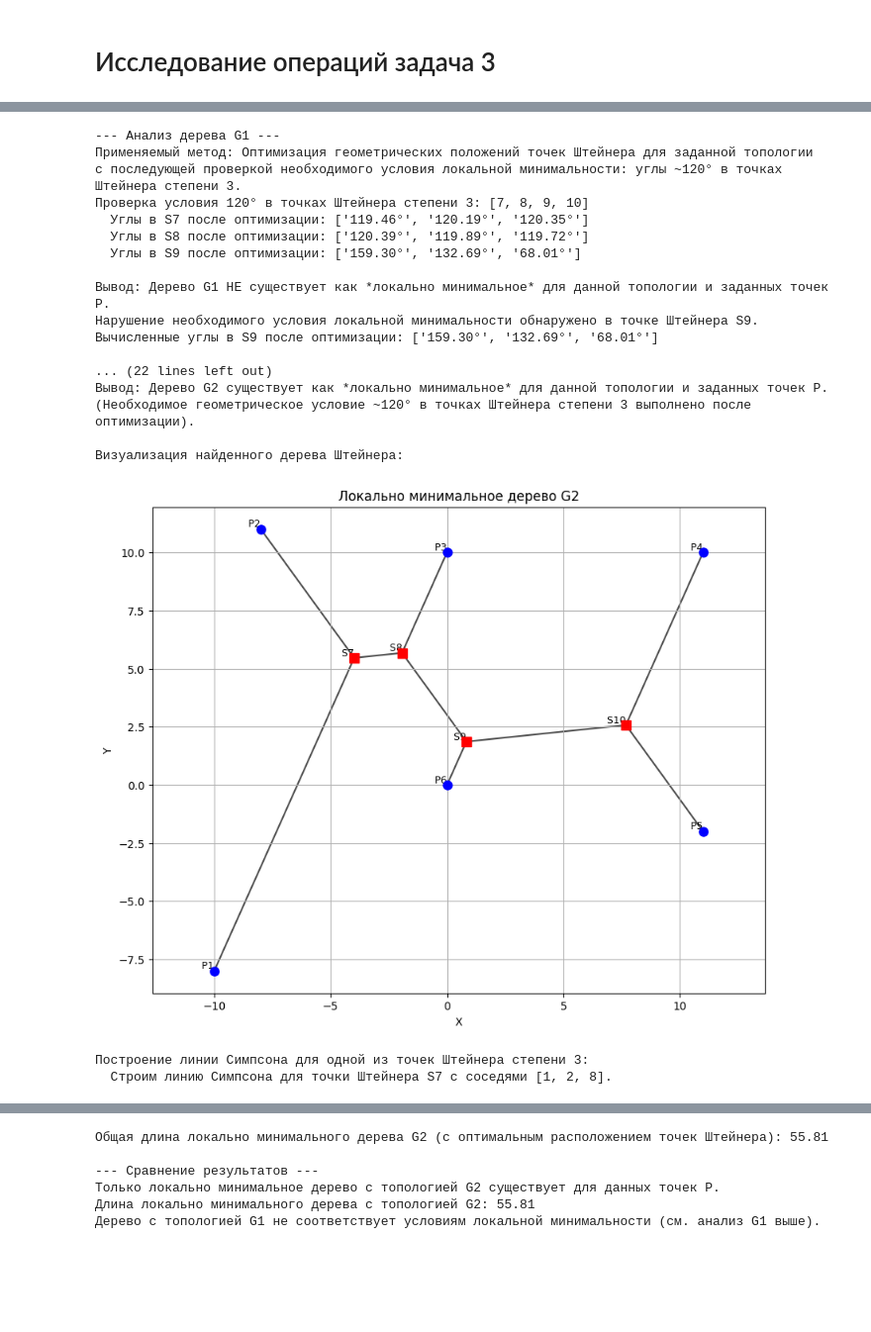
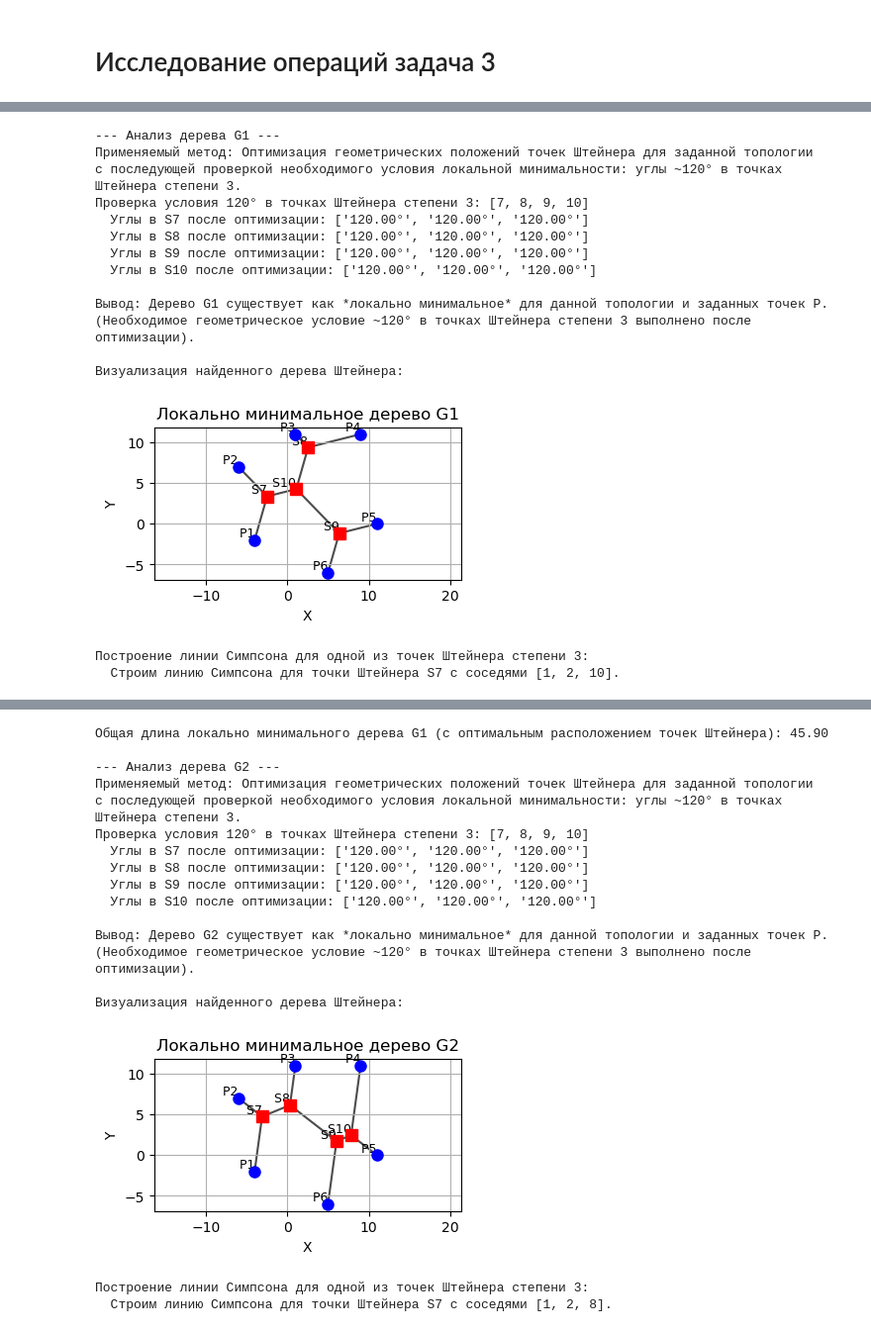
Before and after one commit to AhmedKashima/operations-research, a Jupyter notebook: ИО ДЗ-3 ИУ5-61Б Кашима.ipynb, the cells around one changed output, grey strips where cells are left out. Shown: that part at 99% size. Drawn from its saved outputs; the diff is of its cells as text; code cells hidden in the pictures; blank space fills up the shorter version.

```diff
--- a/ИО ДЗ-3 ИУ5-61Б Кашима.ipynb
+++ b/ИО ДЗ-3 ИУ5-61Б Кашима.ipynb
@@ -44,12 +44,12 @@ warnings.filterwarnings('ignore', category=RuntimeWarning)
 # Исходные данные (новые точки)
 # P1-P6 имеют фиксированные координаты.
 points = {
-    1: np.array([-10, -8], dtype=float),
-    2: np.array([-8, 11], dtype=float),
-    3: np.array([0, 10], dtype=float),
-    4: np.array([11, 10], dtype=float),
-    5: np.array([11, -2], dtype=float),
-    6: np.array([0, 0], dtype=float)
+    1: np.array([-4, -2], dtype=float),
+    2: np.array([-6, 7], dtype=float),
+    3: np.array([1, 11], dtype=float),
+    4: np.array([9, 11], dtype=float),
+    5: np.array([11, 0], dtype=float),
+    6: np.array([5, -6], dtype=float)
 }
 
 # Структуры деревьев (списки смежности)
@@ -61,7 +61,6 @@ points = {
 # S7 связана с {1, 2, 10}, S8 с {3, 4, 10}, S9 с {5, 6, 10}, S10 с {7, 8, 9}.
 # G2={{7}, {7}, {8}, {10}, {10}, {9}, {1, 2, 8}, {3, 7, 9}, {6, 8, 10}, {4, 5, 9}}
 # Топология G2 включает точки Штейнера S7, S8, S9, S10, каждая из которых должна иметь степень 3.
-# S7 связана с {1, 2, 8}, S8 с {3, 7, 9}, S9 с {6, 8, 10}, S10 с {4, 5, 9}.
 
 G1 = {
     1: [7], 2: [7], 3: [8], 4: [8], 5: [9], 6: [9],
@@ -355,7 +354,7 @@ def build_simson_line(triangle_points, steiner_point):
 # %%
 def visualize_tree(tree, points_coords, title):
     """Визуализация дерева с исходными и Штейнера точками и ребрами."""
-    plt.figure(figsize=(10, 8)) # Задаем размер графика для лучшей читаемости
+    plt.figure(figsize=(4, 2)) # Задаем размер графика для лучшей читаемости
 
     # Определяем диапазоны координат для автоматической настройки границ графика
     all_coords = np.array(list(points_coords.values()))
@@ -624,42 +623,38 @@ if success1 and success2:
     if abs(length1 - length2) < 1e-6:
         print("Длины локально минимальных деревьев с топологиями G1 и G2 примерно равны.")
     elif length1 < length2:
         print("Локально минимальное дерево с топологией G1 имеет меньшую длину.")
     else:
         print("Локально минимальное дерево с топологией G2 имеет меньшую длину.")
 
 elif success1 and not success2:
     print("Только локально минимальное дерево с топологией G1 существует для данных точек P.")
     print(f"Длина локально минимального дерева с топологией G1: {length1:.2f}")
     print("Дерево с топологией G2 не соответствует условиям локальной минимальности (см. анализ G2 выше).")
 
 elif not success1 and success2:
     print("Только локально минимальное дерево с топологией G2 существует для данных точек P.")
     print(f"Длина локально минимального дерева с топологией G2: {length2:.2f}")
     print("Дерево с топологией G1 не соответствует условиям локальной минимальности (см. анализ G1 выше).")
 
 else:
     print("Ни одно из деревьев с заданными топологиями (G1 и G2) не существует как локально минимальное для данных точек P")
     print("(согласно критерию ~120° углов в точках Штейнера степени 3).")
     print("Подробности в анализе для G1 и G2 выше.")
 # %% [output]
 --- Анализ дерева G1 ---
 Применяемый метод: Оптимизация геометрических положений точек Штейнера для заданной топологии
 с последующей проверкой необходимого условия локальной минимальности: углы ~120° в точках Штейнера степени 3.
 Проверка условия 120° в точках Штейнера степени 3: [7, 8, 9, 10]
-  Углы в S7 после оптимизации: ['119.46°', '120.19°', '120.35°']
-  Углы в S8 после оптимизации: ['120.39°', '119.89°', '119.72°']
-  Углы в S9 после оптимизации: ['159.30°', '132.69°', '68.01°']
+  Углы в S7 после оптимизации: ['120.00°', '120.00°', '120.00°']
+  Углы в S8 после оптимизации: ['120.00°', '120.00°', '120.00°']
+  Углы в S9 после оптимизации: ['120.00°', '120.00°', '120.00°']
+  Углы в S10 после оптимизации: ['120.00°', '120.00°', '120.00°']
 
-Вывод: Дерево G1 НЕ существует как *локально минимальное* для данной топологии и заданных точек P.
-Нарушение необходимого условия локальной минимальности обнаружено в точке Штейнера S9.
-Вычисленные углы в S9 после оптимизации: ['159.30°', '132.69°', '68.01°']
-
-... (22 lines left out)
-Вывод: Дерево G2 существует как *локально минимальное* для данной топологии и заданных точек P.
+Вывод: Дерево G1 существует как *локально минимальное* для данной топологии и заданных точек P.
 (Необходимое геометрическое условие ~120° в точках Штейнера степени 3 выполнено после оптимизации).
 
 Визуализация найденного дерева Штейнера:
-[figure, old version]
+[figure, new version]
 Построение линии Симпсона для одной из точек Штейнера степени 3:
-  Строим линию Симпсона для точки Штейнера S7 с соседями [1, 2, 8].
+  Строим линию Симпсона для точки Штейнера S7 с соседями [1, 2, 10].
@@ -667,6 +662,18 @@ else:
-Общая длина локально минимального дерева G2 (с оптимальным расположением точек Штейнера): 55.81
+Общая длина локально минимального дерева G1 (с оптимальным расположением точек Штейнера): 45.90
 
---- Сравнение результатов ---
-Только локально минимальное дерево с топологией G2 существует для данных точек P.
-Длина локально минимального дерева с топологией G2: 55.81
-Дерево с топологией G1 не соответствует условиям локальной минимальности (см. анализ G1 выше).
+--- Анализ дерева G2 ---
+Применяемый метод: Оптимизация геометрических положений точек Штейнера для заданной топологии
+с последующей проверкой необходимого условия локальной минимальности: углы ~120° в точках Штейнера степени 3.
+Проверка условия 120° в точках Штейнера степени 3: [7, 8, 9, 10]
+  Углы в S7 после оптимизации: ['120.00°', '120.00°', '120.00°']
+  Углы в S8 после оптимизации: ['120.00°', '120.00°', '120.00°']
+  Углы в S9 после оптимизации: ['120.00°', '120.00°', '120.00°']
+  Углы в S10 после оптимизации: ['120.00°', '120.00°', '120.00°']
+
+Вывод: Дерево G2 существует как *локально минимальное* для данной топологии и заданных точек P.
+(Необходимое геометрическое условие ~120° в точках Штейнера степени 3 выполнено после оптимизации).
+
+Визуализация найденного дерева Штейнера:
+[figure, added]
+Построение линии Симпсона для одной из точек Штейнера степени 3:
+  Строим линию Симпсона для точки Штейнера S7 с соседями [1, 2, 8].
```
Also changed, not shown: parts of 3 cells of this notebook, 1 other file.
